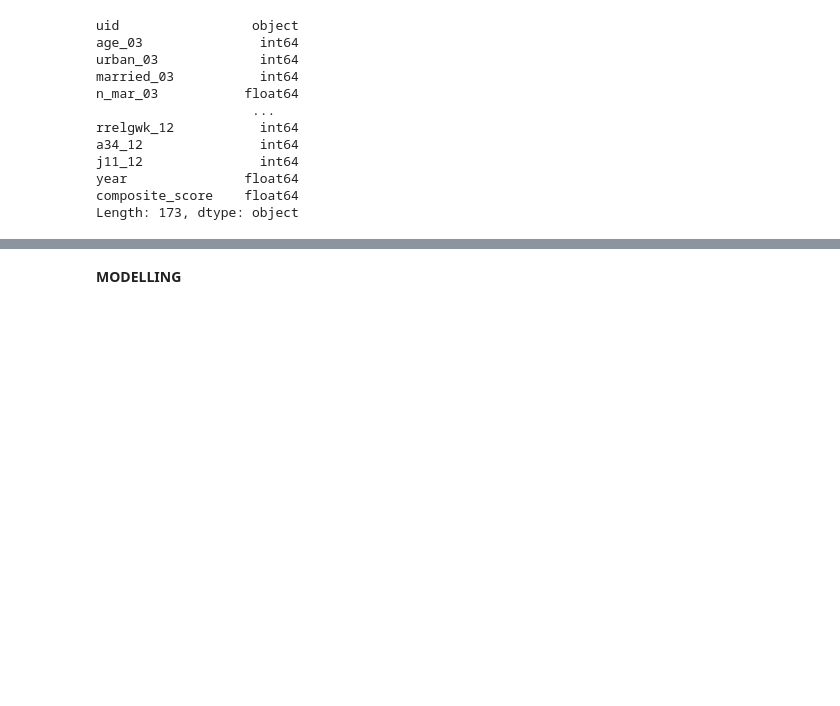
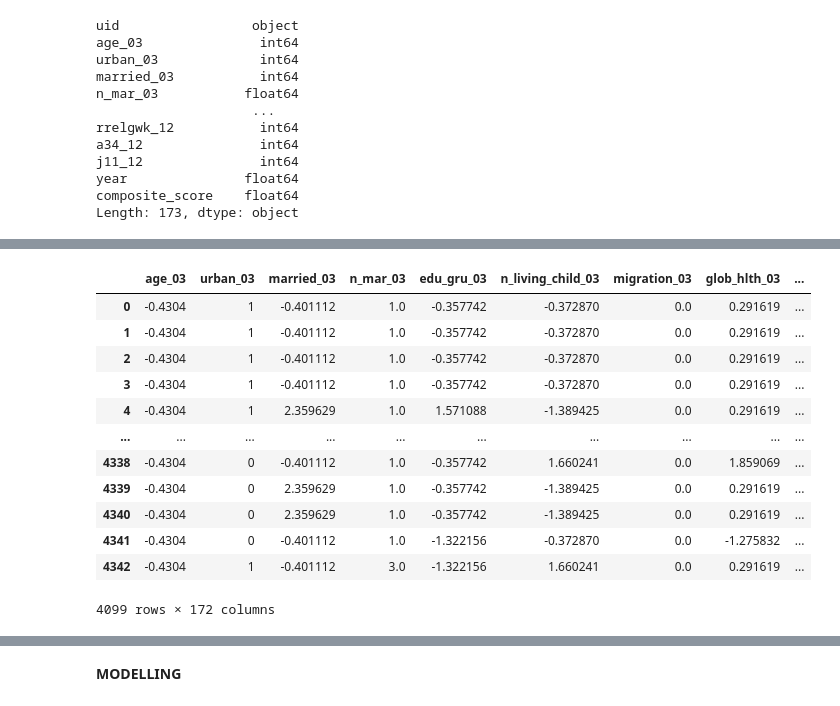
Before and after one commit to geomwangi007/Early-Detection-of-Alzheimer-s-Disease-and-Related-Dementias-Using-Social-Determinants-of-Health, a Jupyter notebook: IPNYBS/Mercy.ipynb, the cells around one changed output, grey strips where cells are left out. Saved outputs shown, nothing was run; the diff lists cells and outputs as text; code cells hidden in the pictures; blank space fills up the shorter version.

```diff
--- a/IPNYBS/Mercy.ipynb
+++ b/IPNYBS/Mercy.ipynb
@@ -761,0 +831,19 @@ data.duplicated().sum()
+# %%
+modelling_df.drop(columns=['rjlocc_m_12'], inplace=True)
+# %%
+#defining ordinal and nominal columns
+ordinal_columns = [
+    'age_03', 'married_03', 'edu_gru_03', 'n_living_child_03',
+    'glob_hlth_03', 'employment_03', 'age_12', 'married_12',
+    'edu_gru_12', 'n_living_child_12', 'glob_hlth_12', 'bmi_12',
+    'decis_famil_12', 'decis_personal_12', 'employment_12',
+    'satis_ideal_12', 'satis_excel_12', 'satis_fine_12',
+    'cosas_imp_12', 'wouldnt_change_12', 'memory_12',
+    'rrelgimp_03', 'rrelgimp_12', 'rrfcntx_m_12', 'rsocact_m_12'
+]
+
+nominal_columns = [
+    'urban_03', 'sgender_03', 'ragender', 'rameduc_m',
+    'rafeduc_m', 'urban_12', 'sgender_12', 'rjlocc_m_12_encoded_freq',
+    'rrelgwk_12', 'a34_12', 'j11_12'
+]
@@ -761,0 +852,12 @@ data.duplicated().sum()
+# %%
+# One-hot encoding only the nominal columns
+df_encoded = pd.get_dummies(modelling_df, columns=nominal_columns, drop_first=True)
+
+from sklearn.preprocessing import StandardScaler
+
+# scaling the ordinal columns
+scaler = StandardScaler()
+modelling_df[ordinal_columns] = scaler.fit_transform(modelling_df[ordinal_columns])
+
+#viewing the encoded dataset
+modelling_df.head()
@@ -761,0 +897,17 @@ data.duplicated().sum()
+# %%
+modelling_df_cleaned = modelling_df.replace([np.inf, -np.inf], np.nan).dropna()
+modelling_df_cleaned
+# %% [output]
+|  | age_03 | urban_03 | married_03 | n_mar_03 | edu_gru_03 | n_living_child_03 | migration_03 | glob_hlth_03 | ... |
+| 0 | -0.4304 | 1 | -0.401112 | 1.0 | -0.357742 | -0.372870 | 0.0 | 0.291619 | ... |
+| 1 | -0.4304 | 1 | -0.401112 | 1.0 | -0.357742 | -0.372870 | 0.0 | 0.291619 | ... |
+| 2 | -0.4304 | 1 | -0.401112 | 1.0 | -0.357742 | -0.372870 | 0.0 | 0.291619 | ... |
+| 3 | -0.4304 | 1 | -0.401112 | 1.0 | -0.357742 | -0.372870 | 0.0 | 0.291619 | ... |
+| 4 | -0.4304 | 1 | 2.359629 | 1.0 | 1.571088 | -1.389425 | 0.0 | 0.291619 | ... |
+| ... | ... | ... | ... | ... | ... | ... | ... | ... | ... |
+| 4338 | -0.4304 | 0 | -0.401112 | 1.0 | -0.357742 | 1.660241 | 0.0 | 1.859069 | ... |
+| 4339 | -0.4304 | 0 | 2.359629 | 1.0 | -0.357742 | -1.389425 | 0.0 | 0.291619 | ... |
+| 4340 | -0.4304 | 0 | 2.359629 | 1.0 | -0.357742 | -1.389425 | 0.0 | 0.291619 | ... |
+| 4341 | -0.4304 | 0 | -0.401112 | 1.0 | -1.322156 | -0.372870 | 0.0 | -1.275832 | ... |
+| 4342 | -0.4304 | 1 | -0.401112 | 3.0 | -1.322156 | 1.660241 | 0.0 | 0.291619 | ... |
+4099 rows × 172 columns
```
Also changed, not shown: parts of 27 cells of this notebook.
